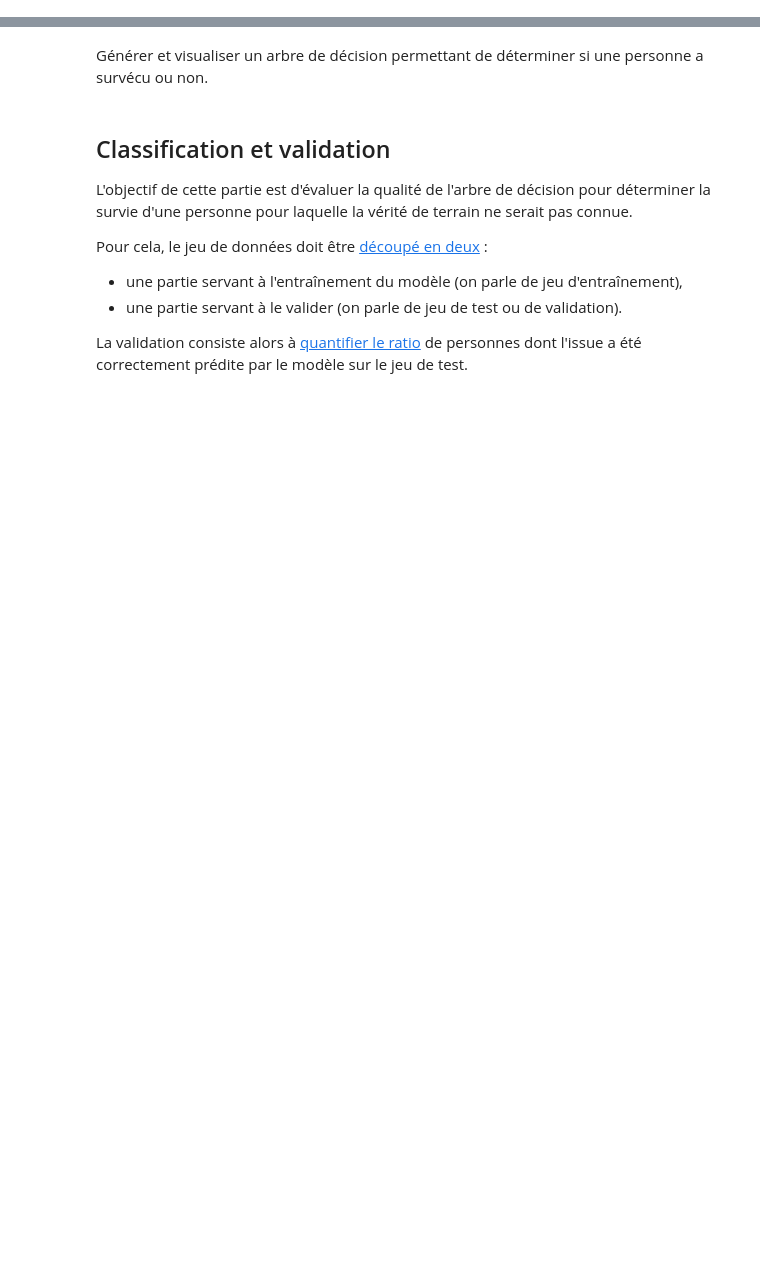
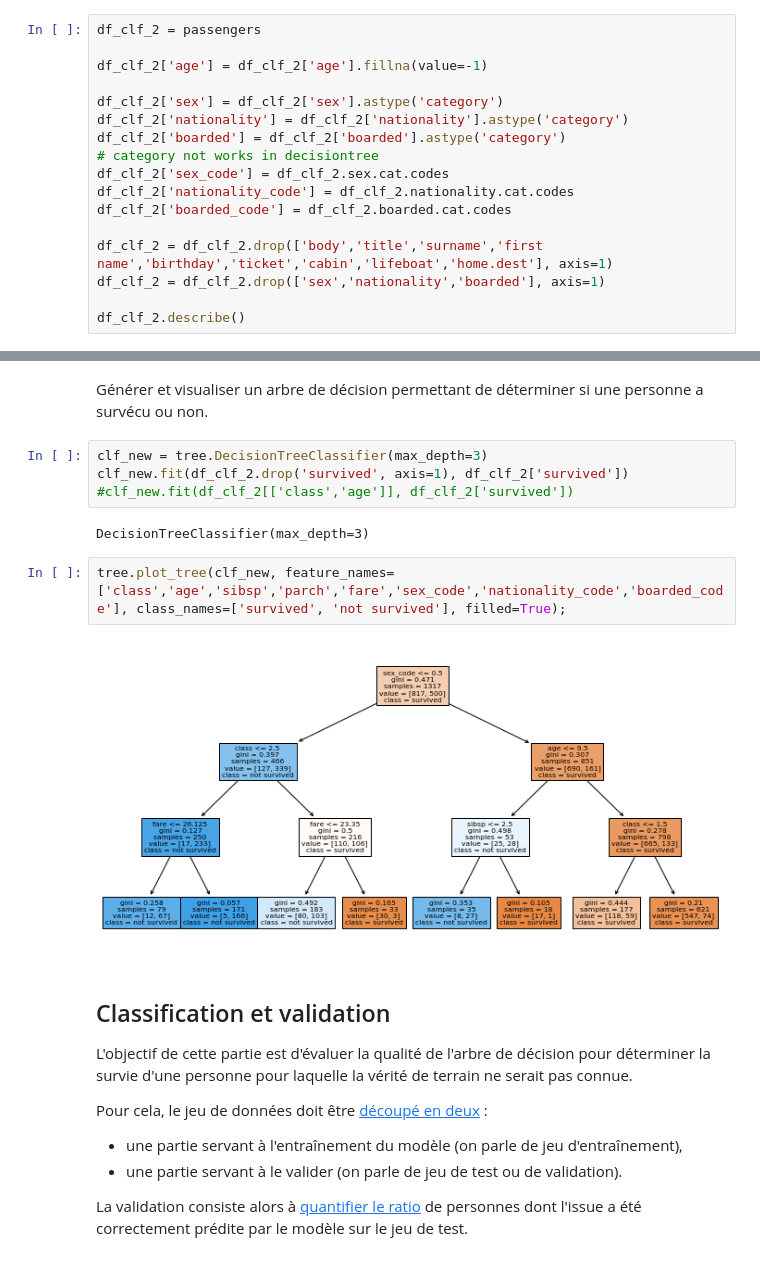
Before and after one commit to nguyenpham97/ENSMA_M2_IA_TP_Travaux-pratiques, a Jupyter notebook: Donnees intelligentes/Titanic-sujet.ipynb, the cells around one changed output, grey strips where cells are left out. Cells and saved outputs as stored; diff of their text form; blank space fills up the shorter version.

```diff
--- a/Donnees intelligentes/Titanic-sujet.ipynb
+++ b/Donnees intelligentes/Titanic-sujet.ipynb
@@ -674,0 +758,17 @@ Définir et transformer votre ou vos DataFrame(s) afin de ne conserver que des d
+# %%
+df_clf_2 = passengers
+
+df_clf_2['age'] = df_clf_2['age'].fillna(value=-1)
+
+df_clf_2['sex'] = df_clf_2['sex'].astype('category')
+df_clf_2['nationality'] = df_clf_2['nationality'].astype('category')
+df_clf_2['boarded'] = df_clf_2['boarded'].astype('category')
+# category not works in decisiontree
+df_clf_2['sex_code'] = df_clf_2.sex.cat.codes
+df_clf_2['nationality_code'] = df_clf_2.nationality.cat.codes
+df_clf_2['boarded_code'] = df_clf_2.boarded.cat.codes
+
+df_clf_2 = df_clf_2.drop(['body','title','surname','first name','birthday','ticket','cabin','lifeboat','home.dest'], axis=1)
+df_clf_2 = df_clf_2.drop(['sex','nationality','boarded'], axis=1)
+
+df_clf_2.describe()
@@ -675,5 +785,15 @@ Définir et transformer votre ou vos DataFrame(s) afin de ne conserver que des d
 # %% [markdown]
 Générer et visualiser un arbre de décision permettant de déterminer si une personne a survécu ou non.
+# %%
+clf_new = tree.DecisionTreeClassifier(max_depth=3)
+clf_new.fit(df_clf_2.drop('survived', axis=1), df_clf_2['survived'])
+#clf_new.fit(df_clf_2[['class','age']], df_clf_2['survived'])
+# %% [output]
+DecisionTreeClassifier(max_depth=3)
+# %%
+tree.plot_tree(clf_new, feature_names=['class','age','sibsp','parch','fare','sex_code','nationality_code','boarded_code'], class_names=['survived', 'not survived'], filled=True);
+# %% [output]
+[figure, added]
 # %% [markdown]
 ## Classification et validation
 
```
Also changed, not shown: parts of 21 cells of this notebook.
